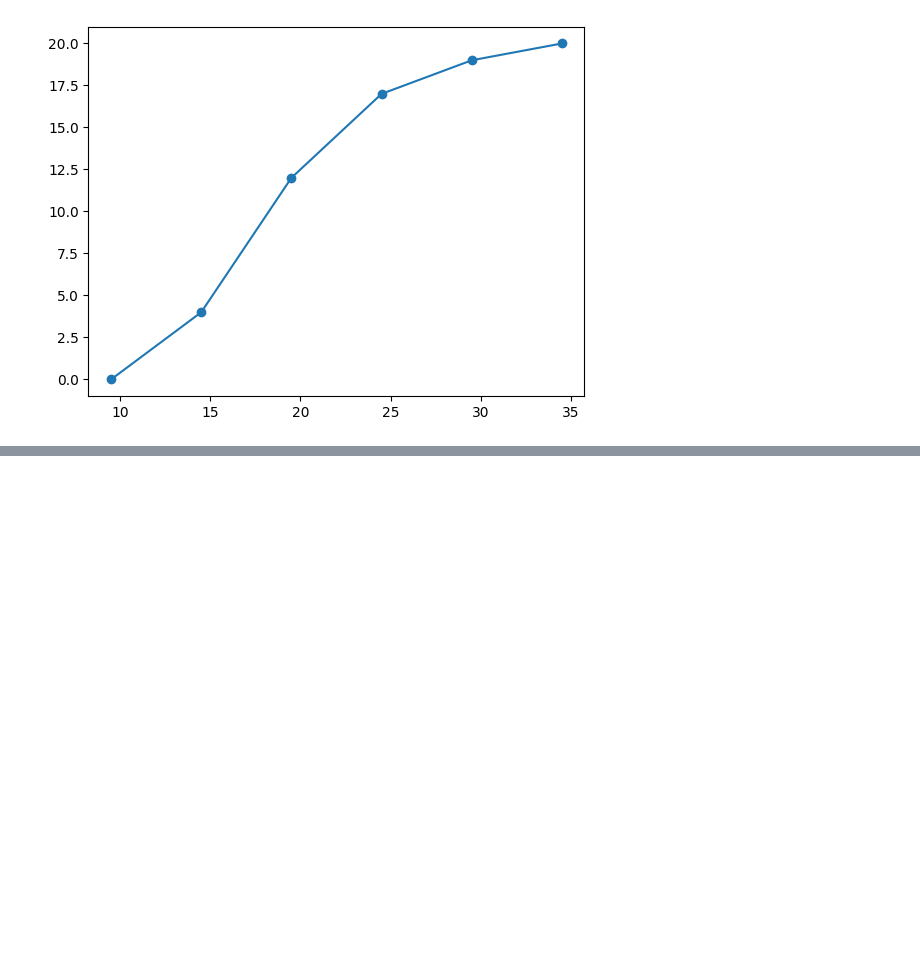
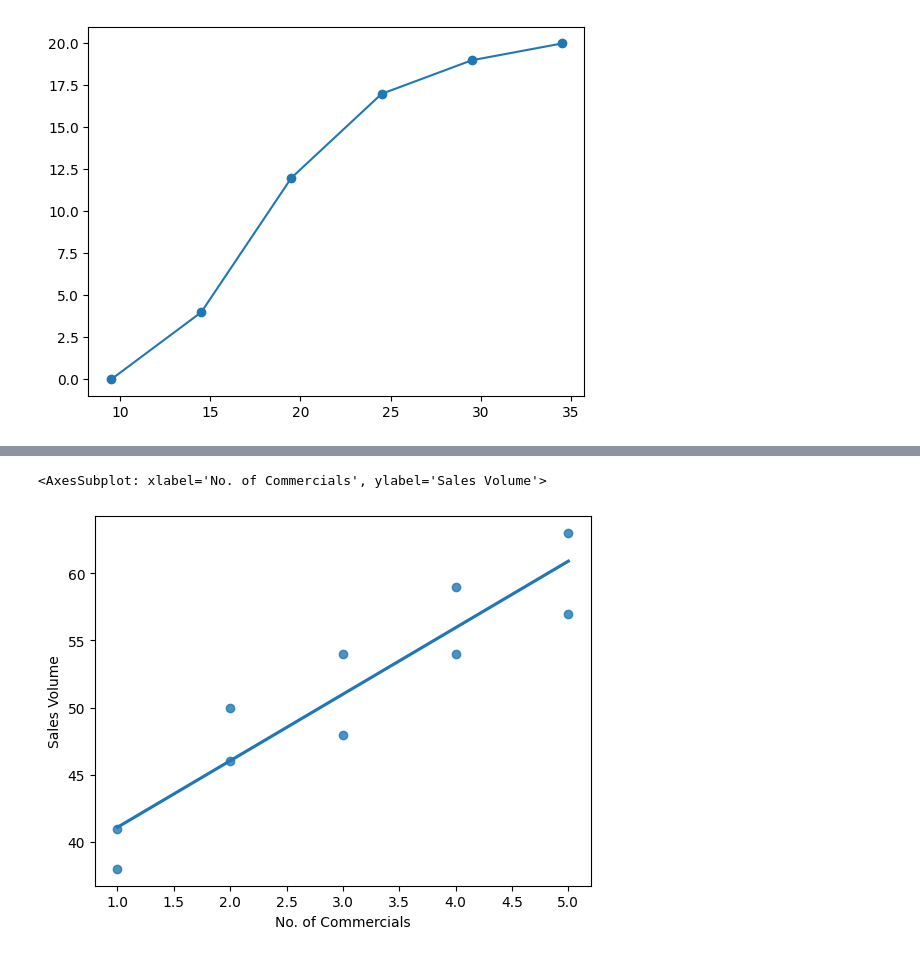
Before and after one commit to Hwijune/hackt, a Jupyter notebook: study/05_Statistical_analysis/01.ipynb, the cells around one changed output, grey strips where cells are left out. Cells and saved outputs as stored; diff of their text form; code cells hidden in the pictures; blank space fills up the shorter version.

```diff
--- a/study/05_Statistical_analysis/01.ipynb
+++ b/study/05_Statistical_analysis/01.ipynb
@@ -166,0 +244,5 @@ plt.plot(x_value, y_value, marker='o')
+# %%
+sns.regplot(x="No. of Commercials", y="Sales Volume", data=Stereo, ci=None)
+# %% [output]
+<AxesSubplot: xlabel='No. of Commercials', ylabel='Sales Volume'>
+[figure, added]
```
Also changed, not shown: parts of 20 cells of this notebook.
